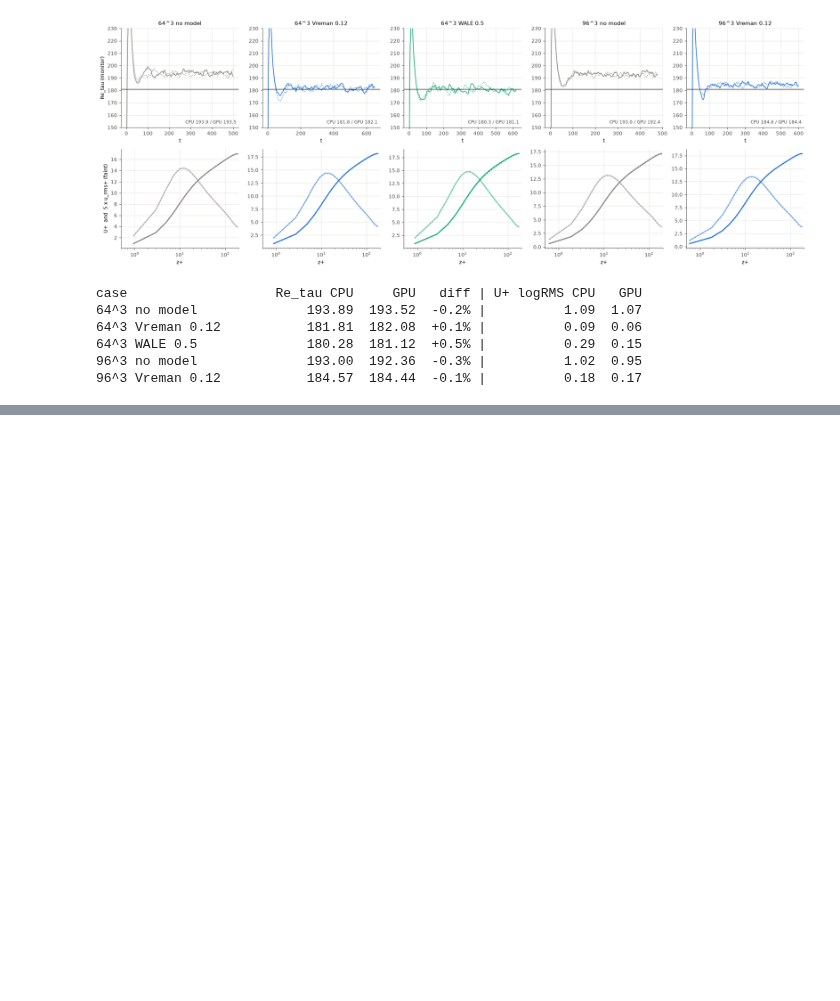
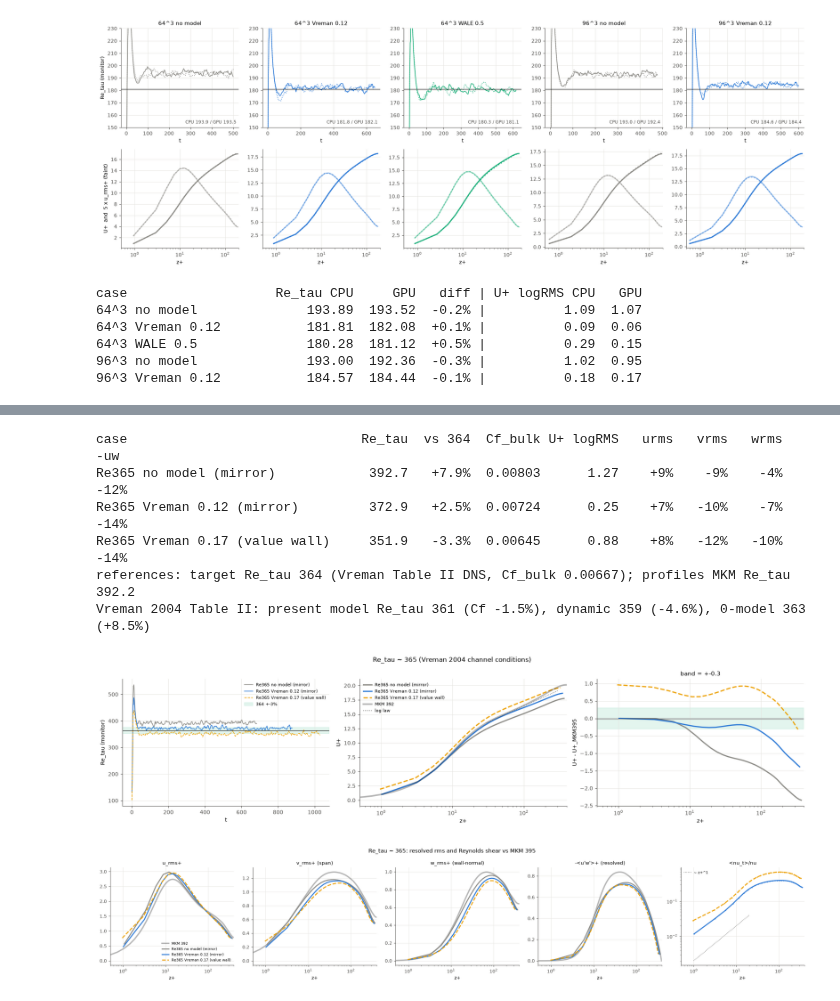
Before and after one commit to dontempty/MPM-STD_C, a Jupyter notebook: apps/channel/plot/plot_les.ipynb, the cells around one changed output, grey strips where cells are left out. Drawn from its saved outputs; the diff is of its cells as text; code cells hidden in the pictures; blank space fills up the shorter version.

```diff
--- a/apps/channel/plot/plot_les.ipynb
+++ b/apps/channel/plot/plot_les.ipynb
@@ -213,0 +221,73 @@ case                   Re_tau CPU     GPU   diff | U+ logRMS CPU   GPU
+# %%
+RE365_TARGET = 364.0
+CASES_365 = [
+    dict(key="re360_les_none_mirror",      model="none",      ls="-",  label="Re365 no model (mirror)"),
+    dict(key="re360_les_vreman012_mirror", model="vreman",    ls="-",  label="Re365 Vreman 0.12 (mirror)"),
+    dict(key="re360_les_vreman017",        model="vreman017", ls="--", label="Re365 Vreman 0.17 (value wall)"),
+]
+LOG_365 = {"re360_les_none_mirror": "les360_none_mirror.log", "re360_les_vreman012_mirror": "les360_vreman012_mirror.log",
+           "re360_les_vreman017": "les360_vreman017.log"}
+runs365 = []
+for c in CASES_365:
+    paths = sorted(glob.glob(f"{APP}/stats_{c['key']}/channel_stats_*.dat"))
+    if not paths: print(f"[{c['label']}] 통계 없음"); continue
+    meta, prof = read_stats(paths[-1]); log = f"{APP}/log/{LOG_365[c['key']]}"
+    runs365.append(dict(c, meta=meta, prof=prof, monitor=read_monitor(log) if os.path.exists(log) else None))
+mean395 = np.loadtxt(f"{HERE}/ref_mean_395.txt", comments="%"); fluc395 = np.loadtxt(f"{HERE}/ref_fluc_395.txt", comments="%")
+mkm395 = dict(zp=mean395[:, 1], Up=mean395[:, 2], urms=np.sqrt(fluc395[:, 2]), wrms=np.sqrt(fluc395[:, 3]),  # MKM v = 벽수직 → 우리 w
+              vrms=np.sqrt(fluc395[:, 4]), uw=-fluc395[:, 5])                                                 # MKM w = 스팬 → 우리 v
+RE_395 = float(mean395[-1, 1] / mean395[-1, 0])
+
+# 요약 표 — Re_τ 는 목표 364 대비, 프로파일은 MKM 395 대비
+print(f"{'case':<32} {'Re_tau':>7} {'vs 364':>7} {'Cf_bulk':>8} {'U+ logRMS':>9} {'urms':>6} {'vrms':>6} {'wrms':>6} {'-uw':>6}")
+for r in runs365:
+    p = r["prof"]; re_tau = r["meta"]["Re_tau"]; ut = r["meta"]["u_tau"]
+    mask = (p["zp"] > 30) & (p["zp"] < 0.3 * re_tau)
+    log_rms = float(np.sqrt(np.mean((p["Up"][mask] - np.interp(p["zp"][mask], mkm395["zp"], mkm395["Up"])) ** 2)))
+    pk = {k: 100 * (p[k].max() / mkm395[k].max() - 1) for k in ("urms", "vrms", "wrms", "uw")}
+    r["m365"] = dict(re=re_tau, log_rms=log_rms, peak=pk)
+    print(f"{r['label']:<32} {re_tau:7.1f} {100*(re_tau/RE365_TARGET-1):+6.1f}% {2*ut**2:8.5f} {log_rms:9.2f} "
+          f"{pk['urms']:+5.0f}% {pk['vrms']:+5.0f}% {pk['wrms']:+5.0f}% {pk['uw']:+5.0f}%")
+print(f"references: target Re_tau {RE365_TARGET:.0f} (Vreman Table II DNS, Cf_bulk 0.00667); profiles MKM Re_tau {RE_395:.1f}")
+print("Vreman 2004 Table II: present model Re_tau 361 (Cf -1.5%), dynamic 359 (-4.6%), 0-model 363 (+8.5%)")
+
+# 그림 1: Re_τ 이력 + U⁺ + U⁺ 차이
+figure, axes = plt.subplots(1, 3, figsize=(17, 4.2))
+for r in runs365:
+    st = dict(color=MODEL_COLOR[r["model"]], ls=r["ls"])
+    if r["monitor"] is not None: axes[0].plot(r["monitor"]["time"], r["monitor"]["re_tau"], lw=1.1, label=r["label"], **st)
+    axes[1].semilogx(r["prof"]["zp"], r["prof"]["Up"], label=r["label"], **st)
+    axes[2].semilogx(r["prof"]["zp"], r["prof"]["Up"] - np.interp(r["prof"]["zp"], mkm395["zp"], mkm395["Up"]), **st)
+axes[0].axhspan(RE365_TARGET * 0.97, RE365_TARGET * 1.03, color="#1baf7a", alpha=0.12, label="364 +-3%")
+axes[0].axhline(RE365_TARGET, color=INK, lw=0.8); axes[0].set_xlabel("t"); axes[0].set_ylabel("Re_tau (monitor)"); axes[0].legend(fontsize=7)
+axes[1].semilogx(mkm395["zp"], mkm395["Up"], color=INK, lw=2.6, alpha=0.3, label=f"MKM {RE_395:.0f}")
+zl = np.linspace(30, 300, 30); axes[1].semilogx(zl, np.log(zl) / 0.41 + 5.2, color=MUTED, lw=1, ls=":", label="log law")
+axes[1].set_xlim(0.5, 400); axes[1].set_xlabel("z+"); axes[1].set_ylabel("U+"); axes[1].legend(fontsize=7)
+axes[2].axhspan(-0.3, 0.3, color="#1baf7a", alpha=0.12); axes[2].axhline(0, color=INK, lw=0.6)
+axes[2].set_xlim(0.5, 400); axes[2].set_xlabel("z+"); axes[2].set_ylabel("U+ - U+_MKM395"); axes[2].set_title("band = +-0.3")
+figure.suptitle("Re_tau ~ 365 (Vreman 2004 channel conditions)"); figure.tight_layout(); plt.show()
+
+# 그림 2: rms·전단·와점성
+panels = [("urms", "u_rms+"), ("vrms", "v_rms+ (span)"), ("wrms", "w_rms+ (wall-normal)"), ("uw", "-<u'w'>+ (resolved)")]
+figure, axes = plt.subplots(1, 5, figsize=(20, 3.9))
+for ax, (key, title) in zip(axes, panels):
+    ax.plot(mkm395["zp"], mkm395[key], color=INK, lw=2.6, alpha=0.3, label=f"MKM {RE_395:.0f}")
+    for r in runs365: ax.plot(r["prof"]["zp"], r["prof"][key], color=MODEL_COLOR[r["model"]], ls=r["ls"], label=r["label"])
+    ax.set_xscale("log"); ax.set_xlim(0.5, 400); ax.set_xlabel("z+"); ax.set_title(title)
+axes[0].legend(fontsize=7)
+ax = axes[4]
+for r in runs365:
+    p = r["prof"]; good = p["nut"] > 1e-12
+    if good.any(): ax.loglog(p["zp"][good], p["nut"][good], color=MODEL_COLOR[r["model"]], ls=r["ls"], marker=".", ms=3)
+zl = np.logspace(0, 1.3, 10); ax.loglog(zl, 2e-3 * zl, color=MUTED, lw=1, ls=":", label="~ z+^1")
+ax.set_xlim(0.5, 400); ax.set_xlabel("z+"); ax.set_title("<nu_t>/nu"); ax.legend(fontsize=7)
+figure.suptitle("Re_tau ~ 365: resolved rms and Reynolds shear vs MKM 395"); figure.tight_layout(); plt.show()
+# %% [output]
+case                              Re_tau  vs 364  Cf_bulk U+ logRMS   urms   vrms   wrms    -uw
+Re365 no model (mirror)            392.7   +7.9%  0.00803      1.27    +9%    -9%    -4%   -12%
+Re365 Vreman 0.12 (mirror)         372.9   +2.5%  0.00724      0.25    +7%   -10%    -7%   -14%
+Re365 Vreman 0.17 (value wall)     351.9   -3.3%  0.00645      0.88    +8%   -12%   -10%   -14%
+references: target Re_tau 364 (Vreman Table II DNS, Cf_bulk 0.00667); profiles MKM Re_tau 392.2
+Vreman 2004 Table II: present model Re_tau 361 (Cf -1.5%), dynamic 359 (-4.6%), 0-model 363 (+8.5%)
+[figure, added]
+[figure, added]
```
Also changed, not shown: parts of 2 cells of this notebook, 1 other file.
